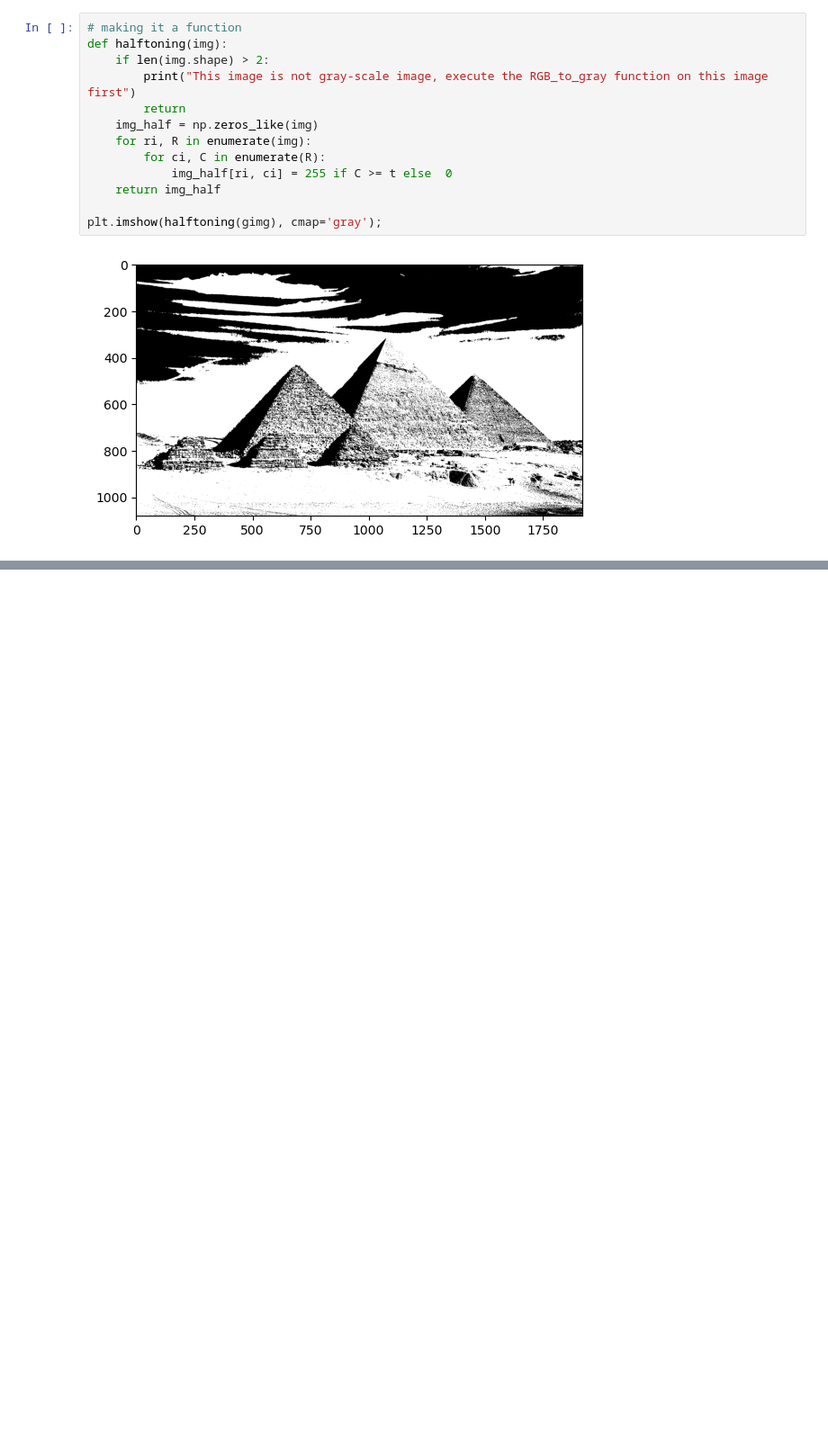
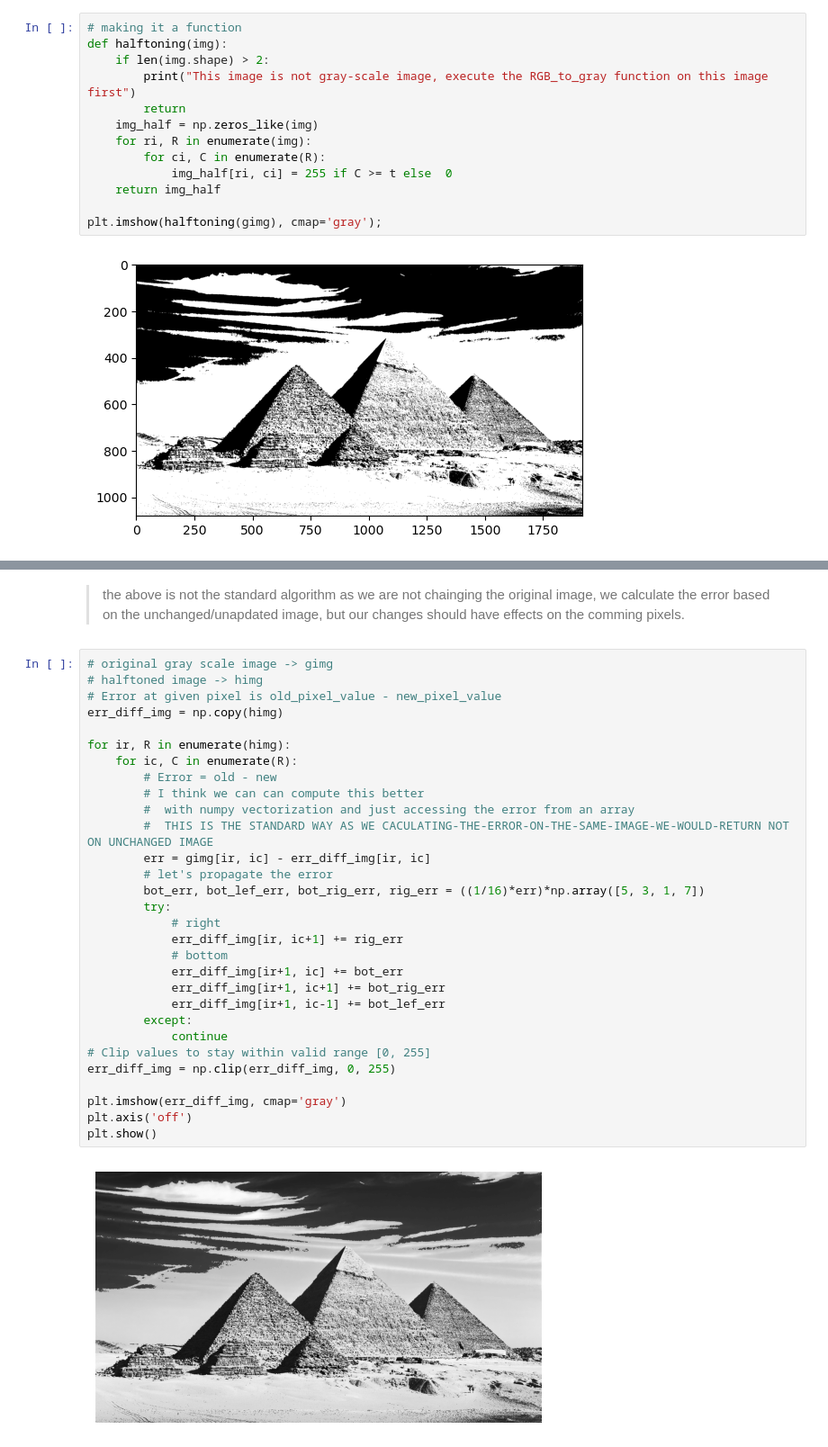
Before and after one commit to hossamAhmedSalah/Image_preprocessing, a Jupyter notebook: Halftoning/halftoning.ipynb, the cells around one changed output, grey strips where cells are left out. Shown at 90% size. Saved outputs shown, nothing was run; the diff lists cells and outputs as text; blank space fills up the shorter version.

```diff
--- a/Halftoning/halftoning.ipynb
+++ b/Halftoning/halftoning.ipynb
@@ -195,0 +290,34 @@ plt.imshow(halftoning(gimg), cmap='gray');
+# %% [markdown]
+> the above is not the standard algorithm as we are not chainging the original image, we calculate the error based on the unchanged/unapdated image, but our changes should have effects on the comming pixels.
+# %%
+# original gray scale image -> gimg
+# halftoned image -> himg
+# Error at given pixel is old_pixel_value - new_pixel_value
+err_diff_img = np.copy(himg)
+
+for ir, R in enumerate(himg):
+    for ic, C in enumerate(R):
+        # Error = old - new
+        # I think we can can compute this better
+        #  with numpy vectorization and just accessing the error from an array
+        #  THIS IS THE STANDARD WAY AS WE CACULATING-THE-ERROR-ON-THE-SAME-IMAGE-WE-WOULD-RETURN NOT ON UNCHANGED IMAGE
+        err = gimg[ir, ic] - err_diff_img[ir, ic]
+        # let's propagate the error
+        bot_err, bot_lef_err, bot_rig_err, rig_err = ((1/16)*err)*np.array([5, 3, 1, 7])
+        try:
+            # right
+            err_diff_img[ir, ic+1] += rig_err
+            # bottom
+            err_diff_img[ir+1, ic] += bot_err
+            err_diff_img[ir+1, ic+1] += bot_rig_err
+            err_diff_img[ir+1, ic-1] += bot_lef_err
+        except:
+            continue
+# Clip values to stay within valid range [0, 255]
+err_diff_img = np.clip(err_diff_img, 0, 255)
+
+plt.imshow(err_diff_img, cmap='gray')
+plt.axis('off')
+plt.show()
+# %% [output]
+[figure, added]
```
Also changed, not shown: parts of 10 cells of this notebook.
